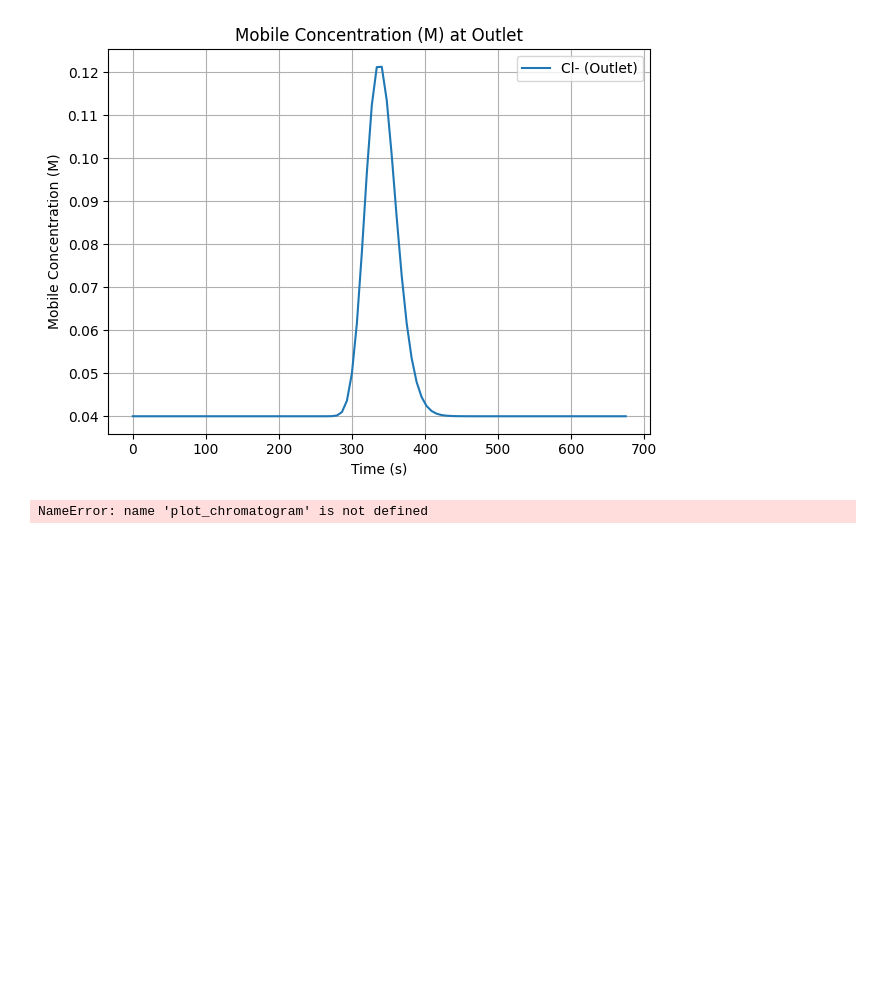
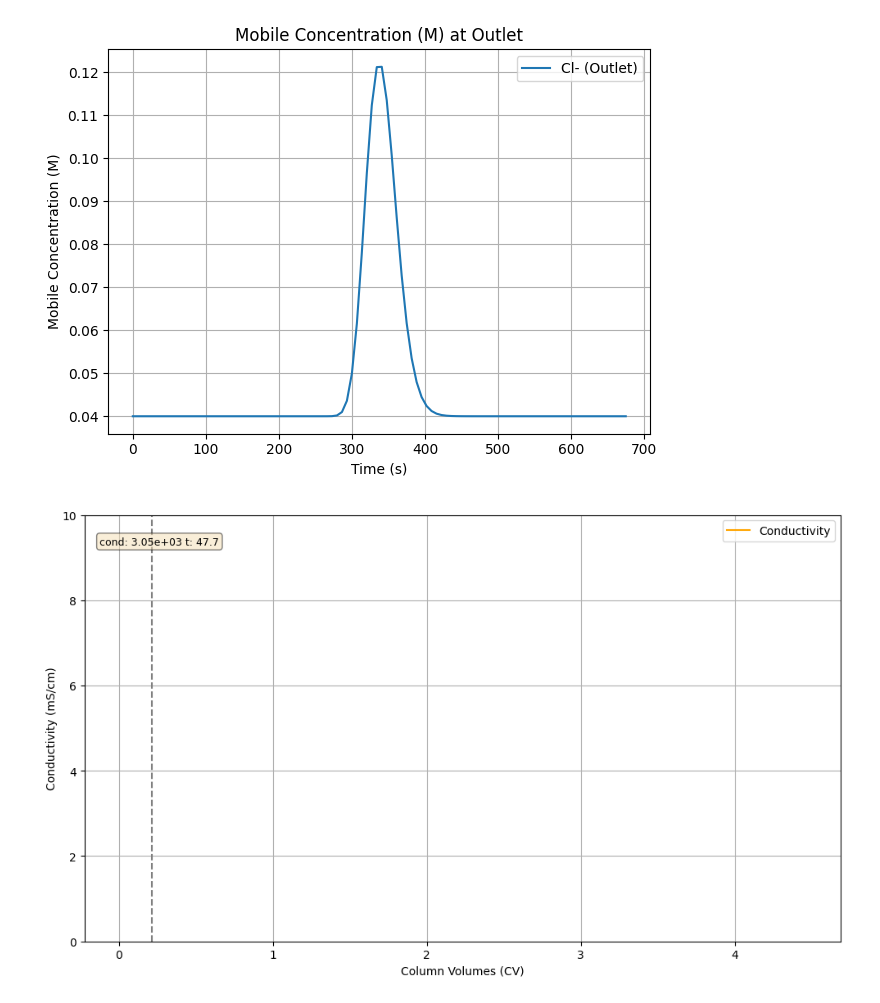
Before and after one commit to jonkeeley/openiex, a Jupyter notebook: notebooks/main.ipynb, the cells around one changed output. Saved outputs shown, nothing was run; the diff lists cells and outputs as text; code cells hidden in the pictures; blank space fills up the shorter version.

```diff
--- a/notebooks/main.ipynb
+++ b/notebooks/main.ipynb
@@ -154,13 +154,11 @@ save_simulation("results/run4_extended", res)
 # %%
 plot_chromatogram(
     res,
     x_axis='CV',
-    time_window=(0, 200),
-    plot_uv260=True,
-    plot_uv280=True,
-    plot_conductivity=True,
-    plot_percent_B=True,
-    highlight_time=50.0
+    time_window=(0, 1000),
+    y_axis='cond',
+    y_window=(0,10),
+    t_data_points=50.0
 )
 # %% [output]
-NameError: name 'plot_chromatogram' is not defined
+[figure, added]
```
Also changed, not shown: 1 other file.
